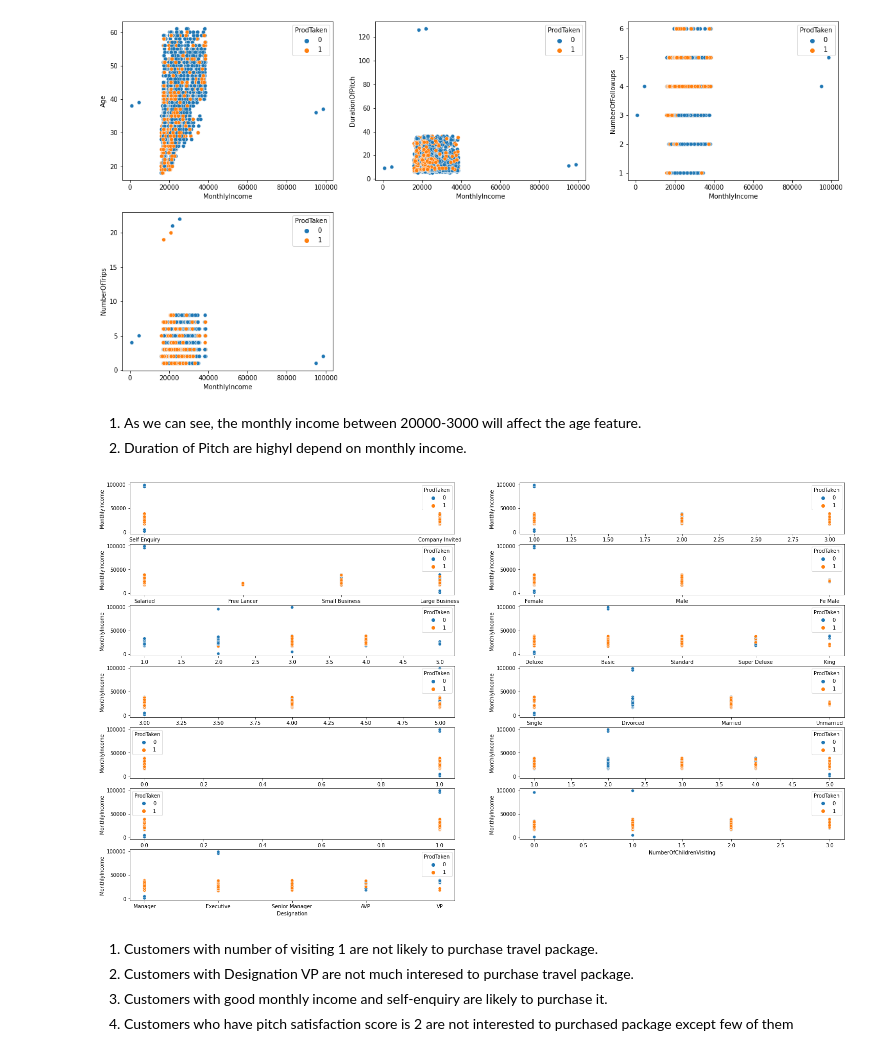
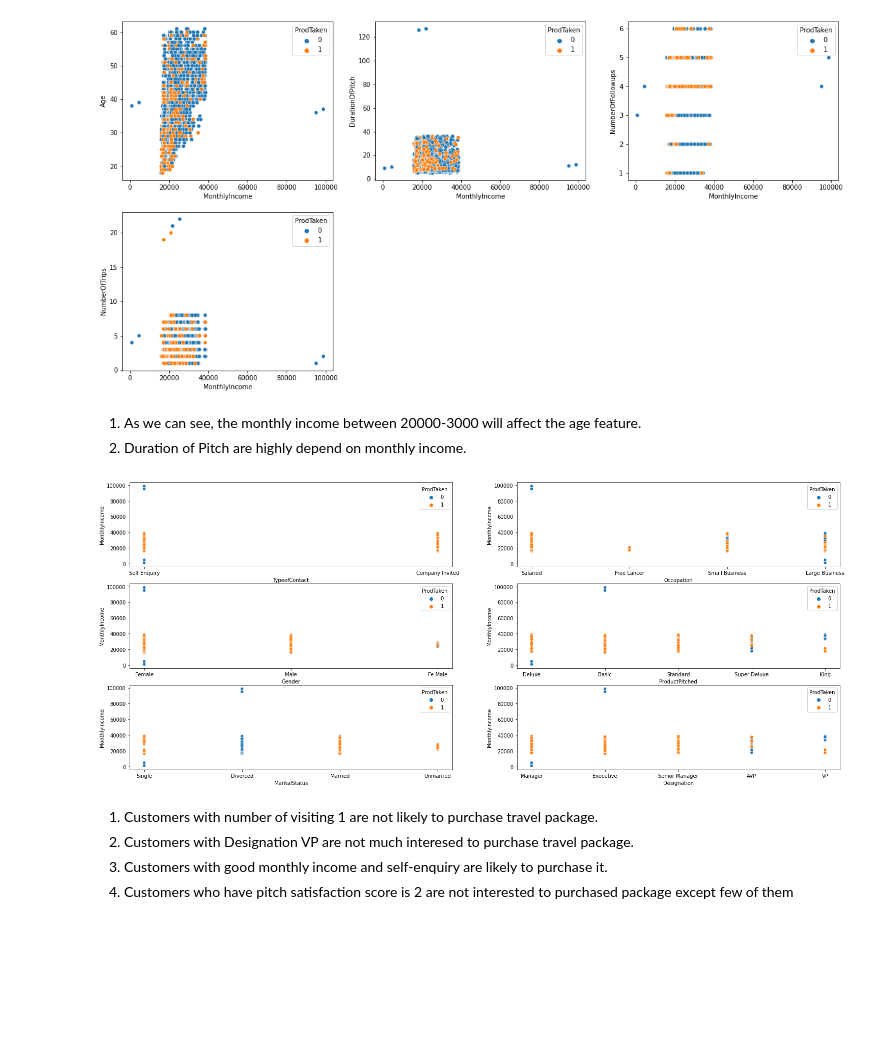
Before and after one commit to Hamza1122/ML_Assignment, a Jupyter notebook: ML_Project.ipynb, the cells around one changed output. Cells and saved outputs as stored; diff of their text form; code cells hidden in the pictures; blank space fills up the shorter version.

```diff
--- a/ML_Project.ipynb
+++ b/ML_Project.ipynb
@@ -327,14 +343,16 @@ for i,col in enumerate(con):
 [figure]
 # %% [markdown]
 1. As we can see, the monthly income between 20000-3000 will affect the age feature.
-2. Duration of Pitch are highyl depend on monthly income.
+2. Duration of Pitch are highly depend on monthly income.
+# %%
+categorical = data.select_dtypes(include=np.object).columns.tolist()
 # %%
-fig=plt.figure(figsize=(25,15))
-for i,col in enumerate(categorical_variables):
+fig=plt.figure(figsize=(25,25))
+for i,col in enumerate(categorical):
     ax=fig.add_subplot(7,2,i+1)
     sns.scatterplot(col,'MonthlyIncome',hue='ProdTaken',data=data)
 # %% [output]
-[figure, old version]
+[figure, new version]
 # %% [markdown]
 1. Customers with number of visiting 1 are not likely to purchase travel package.
 2. Customers with Designation VP are not much interesed to purchase travel package.
```
Also changed, not shown: parts of 45 cells of this notebook.
